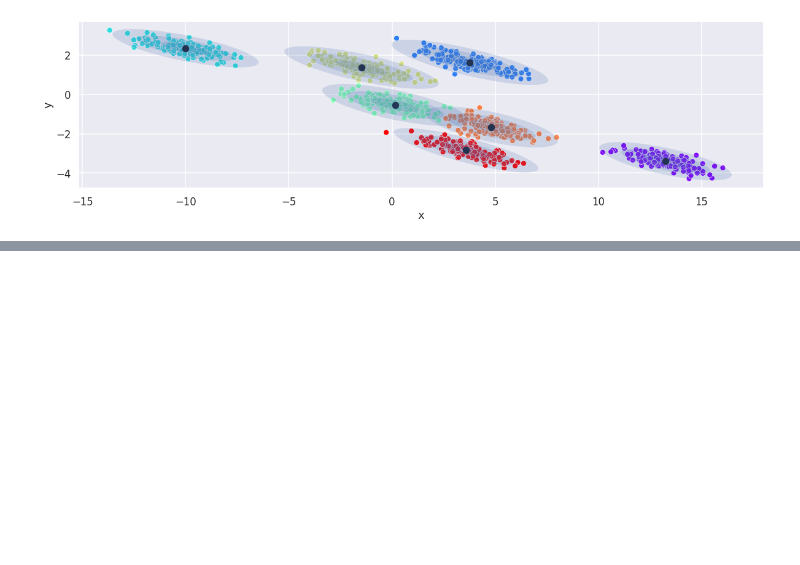
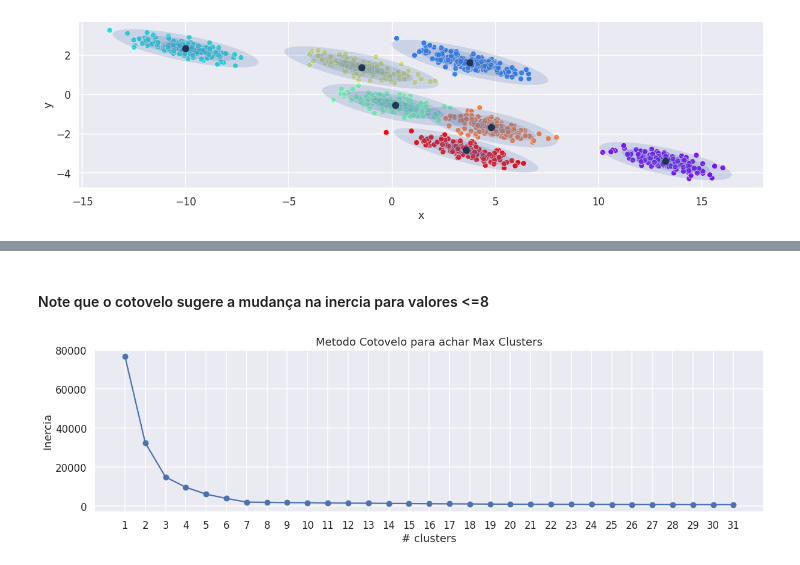
Before and after one commit to leandroleao2k/ImageML, a Jupyter notebook: GMM Cluster.ipynb, the cells around one changed output, grey strips where cells are left out. Saved outputs shown, nothing was run; the diff lists cells and outputs as text; code cells hidden in the pictures; blank space fills up the shorter version.

Commit message:
Metodo Elbow

```diff
--- a/GMM Cluster.ipynb
+++ b/GMM Cluster.ipynb
@@ -140,0 +135,26 @@ TypeError: ignored
+# %%
+from sklearn.cluster import KMeans
+def do_elbow_plot(dataframe, max_clusters):
+  min_clusters=1
+  clusters_range = range(min_clusters, max_clusters+1)
+  inertias = []
+  for k in clusters_range:
+    model = KMeans(n_clusters=k, random_state=33)
+    model.fit(dataframe)
+
+    cur_inertia = model.inertia_
+    inertias.append(cur_inertia)
+
+  _ = plt.plot(clusters_range, inertias, '-o')
+  _ = plt.title('Metodo Cotovelo para achar Max Clusters')
+  _ = plt.xlabel('# clusters')
+  _ = plt.ylabel('Inercia')
+  _ = plt.xticks(clusters_range)
+  plt.show()
+# %% [markdown]
+#### Note que o cotovelo sugere a mudança na inercia para valores <=8
+# %%
+%%time
+do_elbow_plot(df, max_clusters=int(np.sqrt(len(df))))
+# %% [output]
+[figure, added]
```
Also changed, not shown: parts of 4 cells of this notebook.
